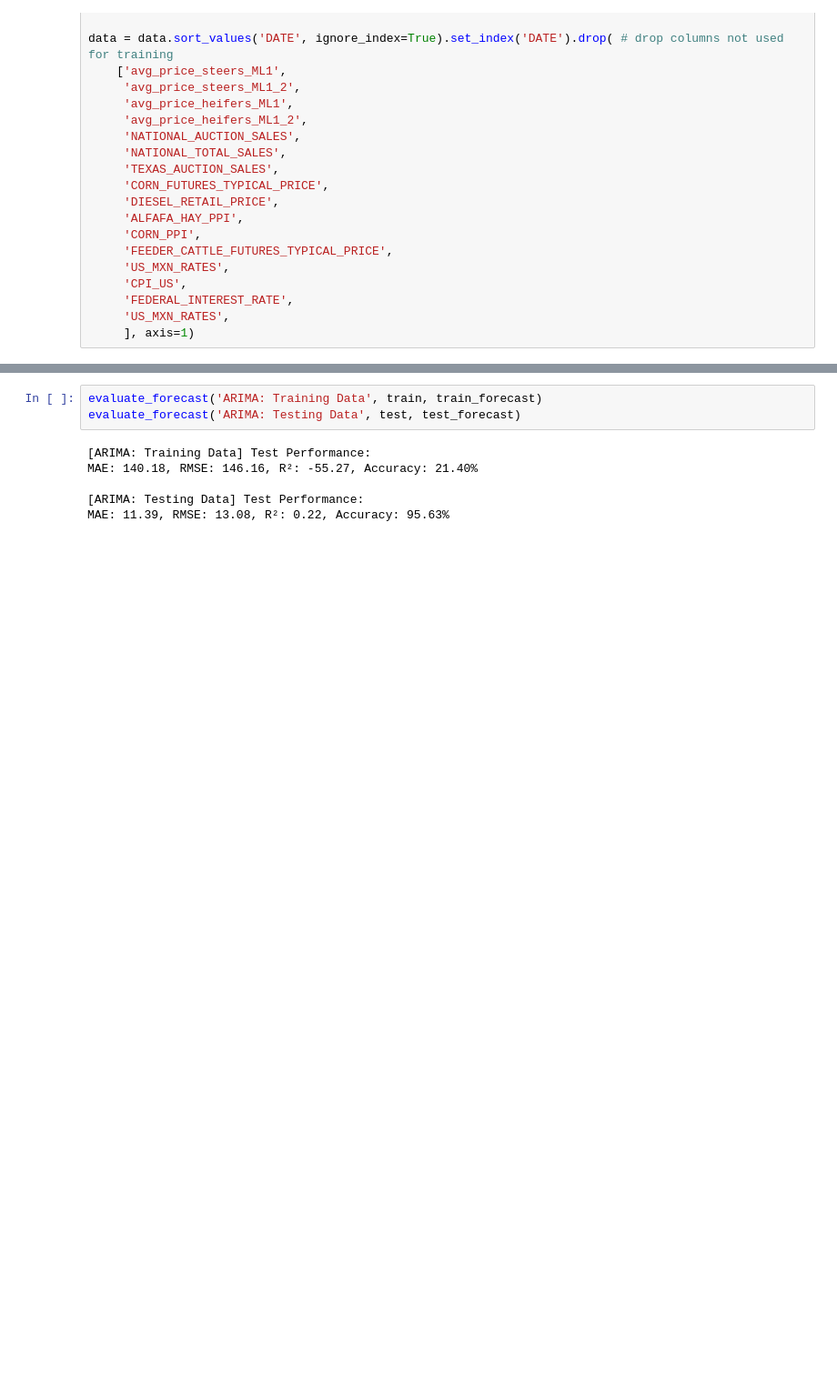
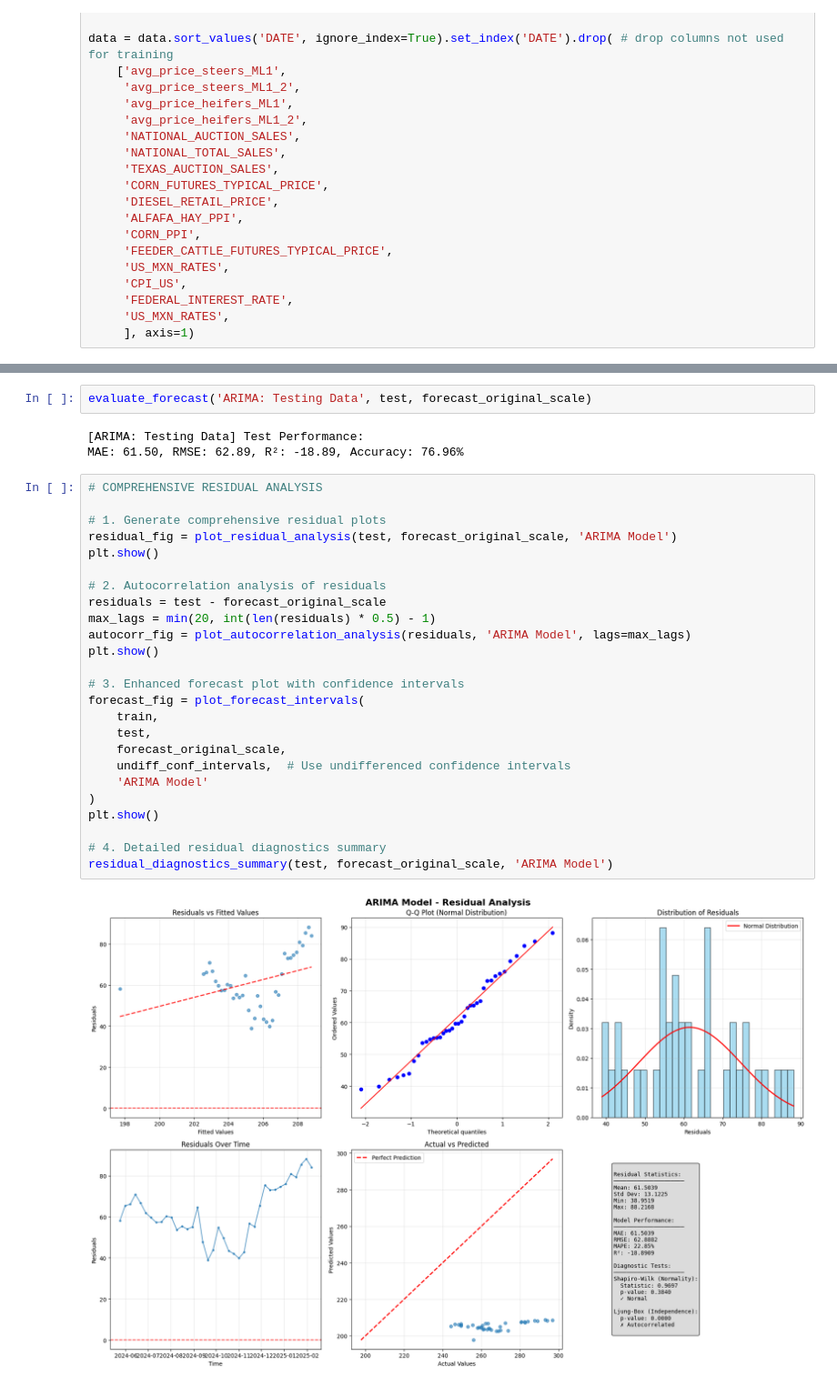
Before and after one commit to JBL168/beef_value_chain_project_spring_2025, a Jupyter notebook: models/arima.ipynb, the cells around one changed output, grey strips where cells are left out. Shown at 91% size. Saved outputs shown, nothing was run; the diff lists cells and outputs as text; blank space fills up the shorter version.

```diff
--- a/models/arima.ipynb
+++ b/models/arima.ipynb
@@ -153,9 +628,32 @@ plt.show()
 # %%
-evaluate_forecast('ARIMA: Training Data', train, train_forecast)
-evaluate_forecast('ARIMA: Testing Data', test, test_forecast)
+evaluate_forecast('ARIMA: Testing Data', test, forecast_original_scale)
 # %% [output]
-[ARIMA: Training Data] Test Performance:
-MAE: 140.18, RMSE: 146.16, R²: -55.27, Accuracy: 21.40%
-
 [ARIMA: Testing Data] Test Performance:
-MAE: 11.39, RMSE: 13.08, R²: 0.22, Accuracy: 95.63%
+MAE: 61.50, RMSE: 62.89, R²: -18.89, Accuracy: 76.96%
+# %%
+# COMPREHENSIVE RESIDUAL ANALYSIS
+
+# 1. Generate comprehensive residual plots
+residual_fig = plot_residual_analysis(test, forecast_original_scale, 'ARIMA Model')
+plt.show()
+
+# 2. Autocorrelation analysis of residuals
+residuals = test - forecast_original_scale
+max_lags = min(20, int(len(residuals) * 0.5) - 1)
+autocorr_fig = plot_autocorrelation_analysis(residuals, 'ARIMA Model', lags=max_lags)
+plt.show()
+
+# 3. Enhanced forecast plot with confidence intervals
+forecast_fig = plot_forecast_intervals(
+    train,
+    test,
+    forecast_original_scale,
+    undiff_conf_intervals,  # Use undifferenced confidence intervals
+    'ARIMA Model'
+)
+plt.show()
+
+# 4. Detailed residual diagnostics summary
+residual_diagnostics_summary(test, forecast_original_scale, 'ARIMA Model')
+# %% [output]
+[figure, added]
```
Also changed, not shown: parts of 8 cells of this notebook, 1 other file.
